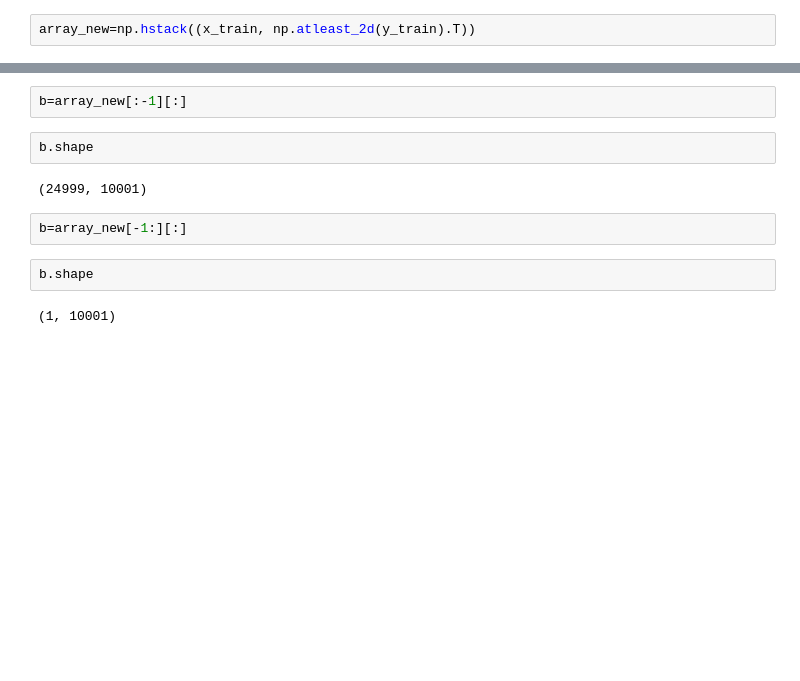
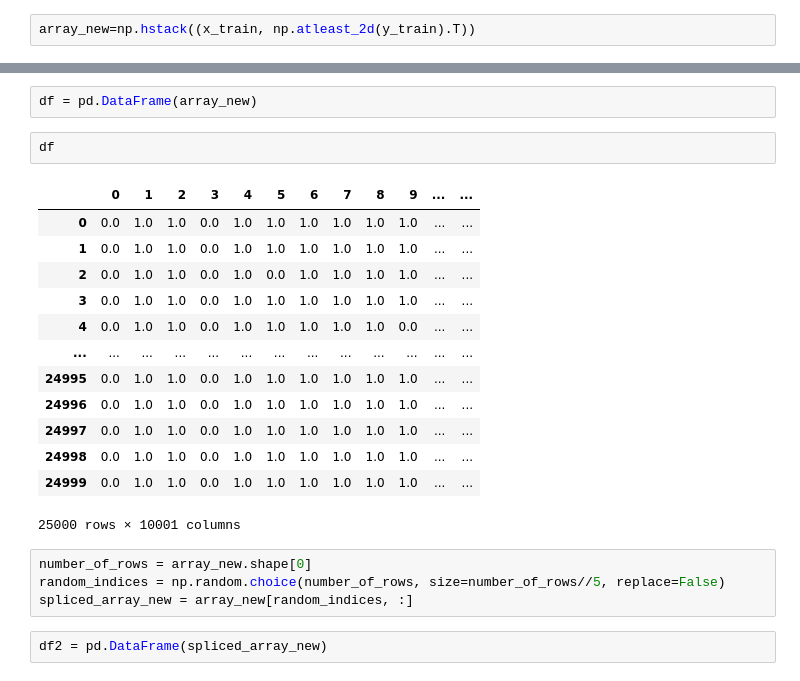
Before and after one commit to Sankalp7943/optimisers-pypi-dev, a Jupyter notebook: test_notebook.ipynb, the cells around one changed output, grey strips where cells are left out. Saved outputs shown, nothing was run; the diff lists cells and outputs as text; blank space fills up the shorter version.

```diff
--- a/test_notebook.ipynb
+++ b/test_notebook.ipynb
@@ -64,12 +42,24 @@ b.shape
-# %%
-b=array_new[:-1][:]
-# %%
-b.shape
-# %% [output]
-(24999, 10001)
-# %%
-b=array_new[-1:][:]
-# %%
-b.shape
-# %% [output]
-(1, 10001)
+# %%
+df = pd.DataFrame(array_new)
+# %%
+df
+# %% [output]
+|  | 0 | 1 | 2 | 3 | 4 | 5 | 6 | 7 | 8 | 9 | ... | ... |
+| 0 | 0.0 | 1.0 | 1.0 | 0.0 | 1.0 | 1.0 | 1.0 | 1.0 | 1.0 | 1.0 | ... | ... |
+| 1 | 0.0 | 1.0 | 1.0 | 0.0 | 1.0 | 1.0 | 1.0 | 1.0 | 1.0 | 1.0 | ... | ... |
+| 2 | 0.0 | 1.0 | 1.0 | 0.0 | 1.0 | 0.0 | 1.0 | 1.0 | 1.0 | 1.0 | ... | ... |
+| 3 | 0.0 | 1.0 | 1.0 | 0.0 | 1.0 | 1.0 | 1.0 | 1.0 | 1.0 | 1.0 | ... | ... |
+| 4 | 0.0 | 1.0 | 1.0 | 0.0 | 1.0 | 1.0 | 1.0 | 1.0 | 1.0 | 0.0 | ... | ... |
+| ... | ... | ... | ... | ... | ... | ... | ... | ... | ... | ... | ... | ... |
+| 24995 | 0.0 | 1.0 | 1.0 | 0.0 | 1.0 | 1.0 | 1.0 | 1.0 | 1.0 | 1.0 | ... | ... |
+| 24996 | 0.0 | 1.0 | 1.0 | 0.0 | 1.0 | 1.0 | 1.0 | 1.0 | 1.0 | 1.0 | ... | ... |
+| 24997 | 0.0 | 1.0 | 1.0 | 0.0 | 1.0 | 1.0 | 1.0 | 1.0 | 1.0 | 1.0 | ... | ... |
+| 24998 | 0.0 | 1.0 | 1.0 | 0.0 | 1.0 | 1.0 | 1.0 | 1.0 | 1.0 | 1.0 | ... | ... |
+| 24999 | 0.0 | 1.0 | 1.0 | 0.0 | 1.0 | 1.0 | 1.0 | 1.0 | 1.0 | 1.0 | ... | ... |
+25000 rows × 10001 columns
+# %%
+number_of_rows = array_new.shape[0]
+random_indices = np.random.choice(number_of_rows, size=number_of_rows//5, replace=False)
+spliced_array_new = array_new[random_indices, :]
+# %%
+df2 = pd.DataFrame(spliced_array_new)
```
Also changed, not shown: parts of 17 cells of this notebook, 28 other files.
